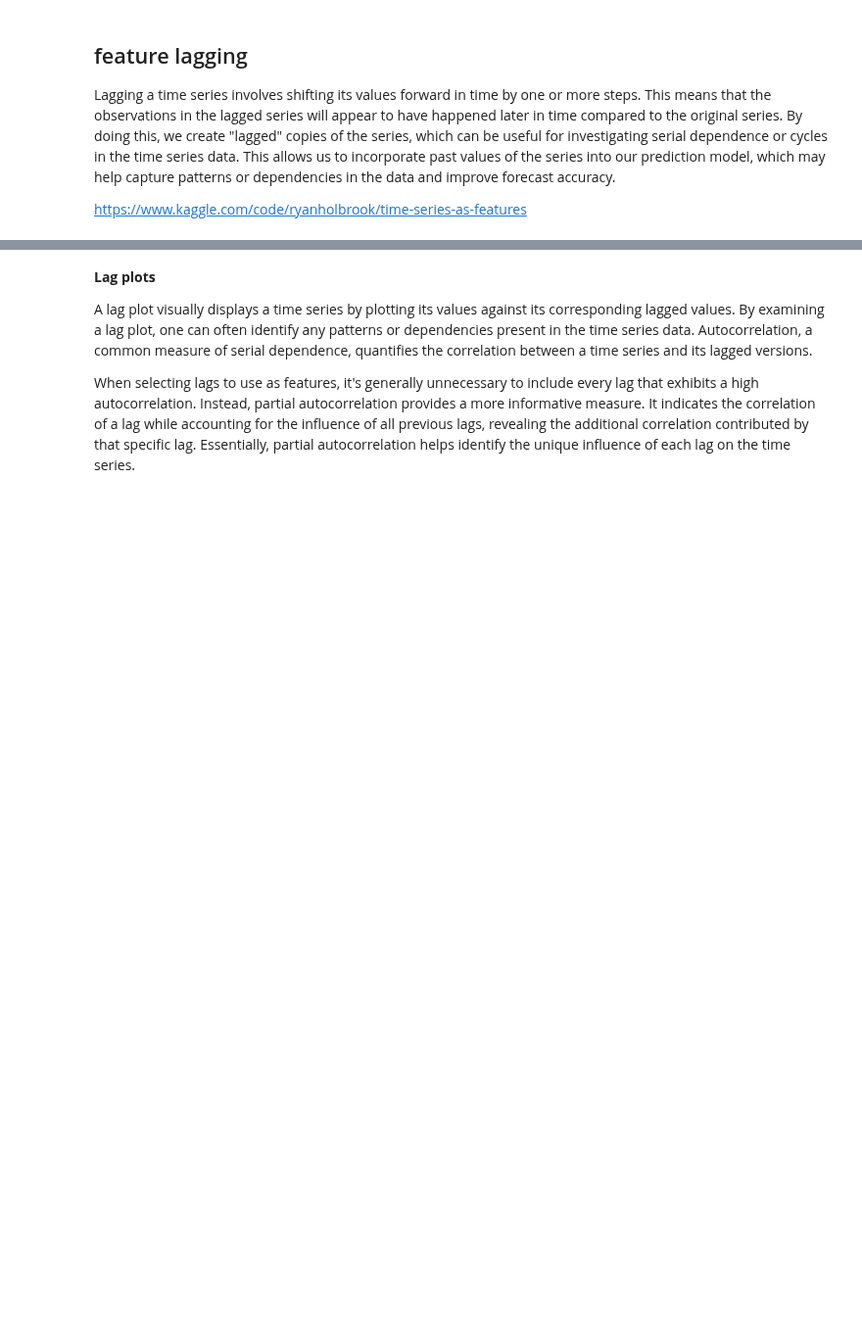
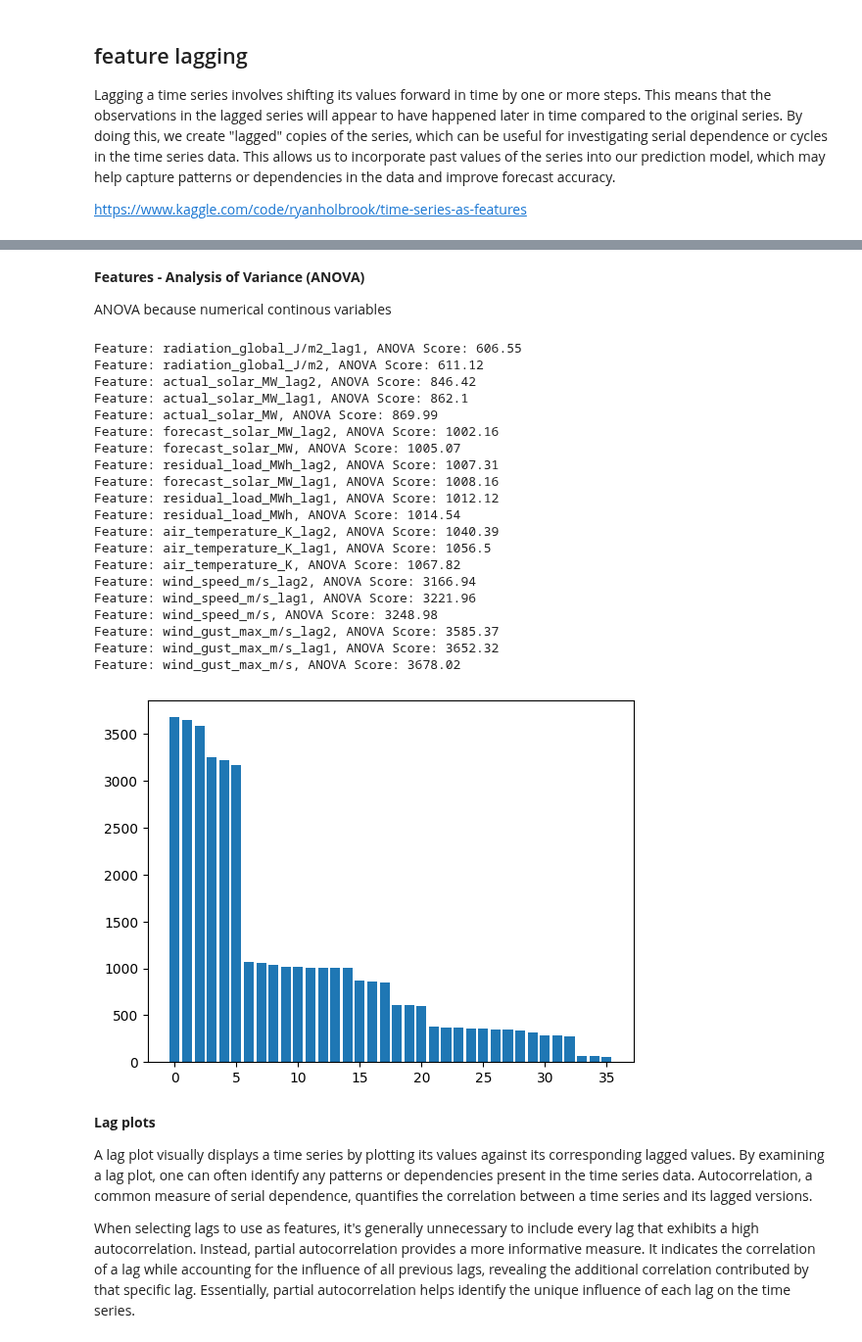
Before and after one commit to mgondeck/wind_curtailment_prediction, a Jupyter notebook: lagging_selection_features.ipynb, the cells around one changed output, grey strips where cells are left out. Shown at 98% size. Saved outputs shown, nothing was run; the diff lists cells and outputs as text; code cells hidden in the pictures; blank space fills up the shorter version.

Commit message:
added anova score calculation and fixed partial autocorrelation

```diff
--- a/lagging_selection_features.ipynb
+++ b/lagging_selection_features.ipynb
@@ -47,5 +49,52 @@ df_lagged.head()
 # %%
 df_lagged.to_csv("/content/drive/MyDrive/ms_wind_curtailment_prediction/lagged_curtailment_target_features.csv", sep=";")
+# %% [markdown]
+**Features - Analysis of Variance (ANOVA)**
+
+ANOVA because numerical continous variables
+# %%
+df.dropna(inplace=True)
+
+X = df_lagged.drop(['redispatch', 'level'], axis = 1)
+y = df_lagged['redispatch']
+
+# anova scores
+anova = SelectKBest(score_func=f_classif, k=20)
+anova.fit(X, y)
+anova_scores = anova.scores_
+
+sorted_indices = np.argsort(anova_scores)[::-1]
+sorted_anova_scores = anova_scores[sorted_indices]
+sorted_features = X.columns[sorted_indices]
+plt.bar([i for i in range(len(sorted_anova_scores))], sorted_anova_scores)
+
+# top 20 features
+top_20_indices = np.argsort(anova_scores)[-20:]
+top_20_features = X.columns[top_20_indices]
+for feature, score in zip(top_20_features, anova_scores[top_20_indices]):
+    print(f"Feature: {feature}, ANOVA Score: {score.round(2)}")
+# %% [output]
+Feature: radiation_global_J/m2_lag1, ANOVA Score: 606.55
+Feature: radiation_global_J/m2, ANOVA Score: 611.12
+Feature: actual_solar_MW_lag2, ANOVA Score: 846.42
+Feature: actual_solar_MW_lag1, ANOVA Score: 862.1
+Feature: actual_solar_MW, ANOVA Score: 869.99
+Feature: forecast_solar_MW_lag2, ANOVA Score: 1002.16
+Feature: forecast_solar_MW, ANOVA Score: 1005.07
+Feature: residual_load_MWh_lag2, ANOVA Score: 1007.31
+Feature: forecast_solar_MW_lag1, ANOVA Score: 1008.16
+Feature: residual_load_MWh_lag1, ANOVA Score: 1012.12
+Feature: residual_load_MWh, ANOVA Score: 1014.54
+Feature: air_temperature_K_lag2, ANOVA Score: 1040.39
+Feature: air_temperature_K_lag1, ANOVA Score: 1056.5
+Feature: air_temperature_K, ANOVA Score: 1067.82
+Feature: wind_speed_m/s_lag2, ANOVA Score: 3166.94
+Feature: wind_speed_m/s_lag1, ANOVA Score: 3221.96
+Feature: wind_speed_m/s, ANOVA Score: 3248.98
+Feature: wind_gust_max_m/s_lag2, ANOVA Score: 3585.37
+Feature: wind_gust_max_m/s_lag1, ANOVA Score: 3652.32
+Feature: wind_gust_max_m/s, ANOVA Score: 3678.02
+[figure, added]
 # %% [markdown]
 **Lag plots**
 
```
Also changed, not shown: parts of 4 cells of this notebook.
